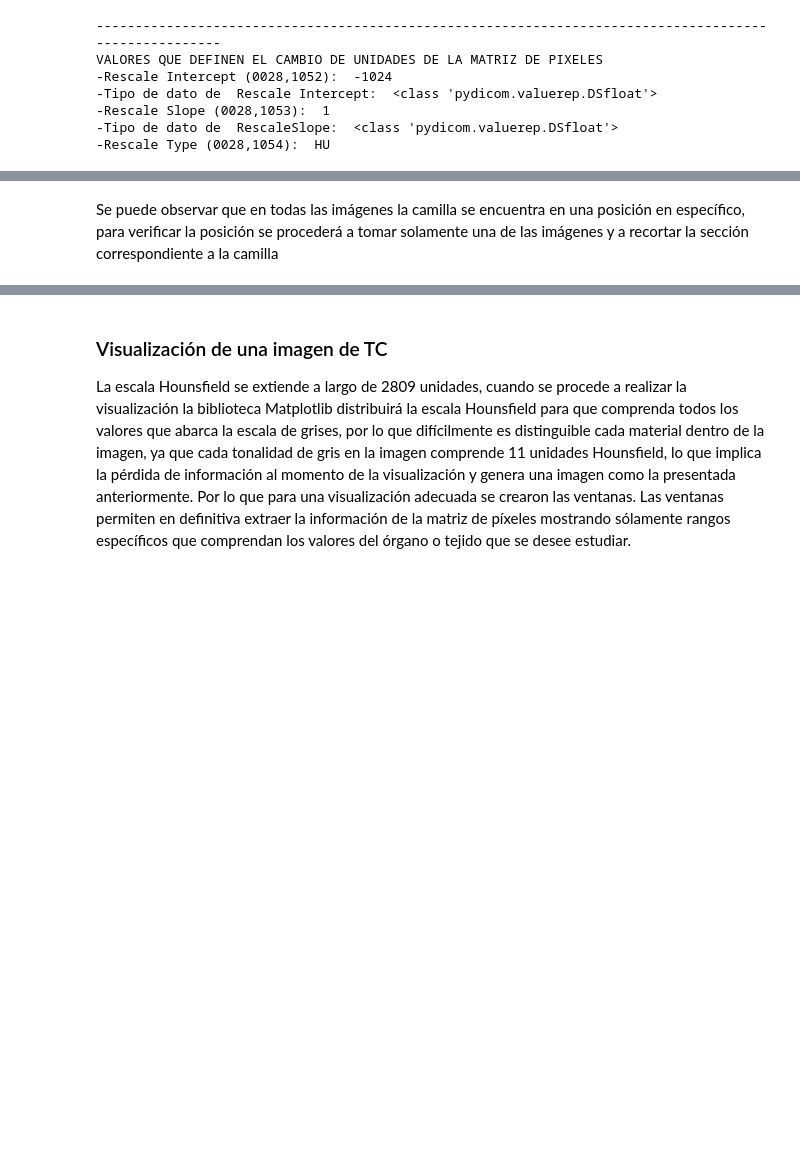
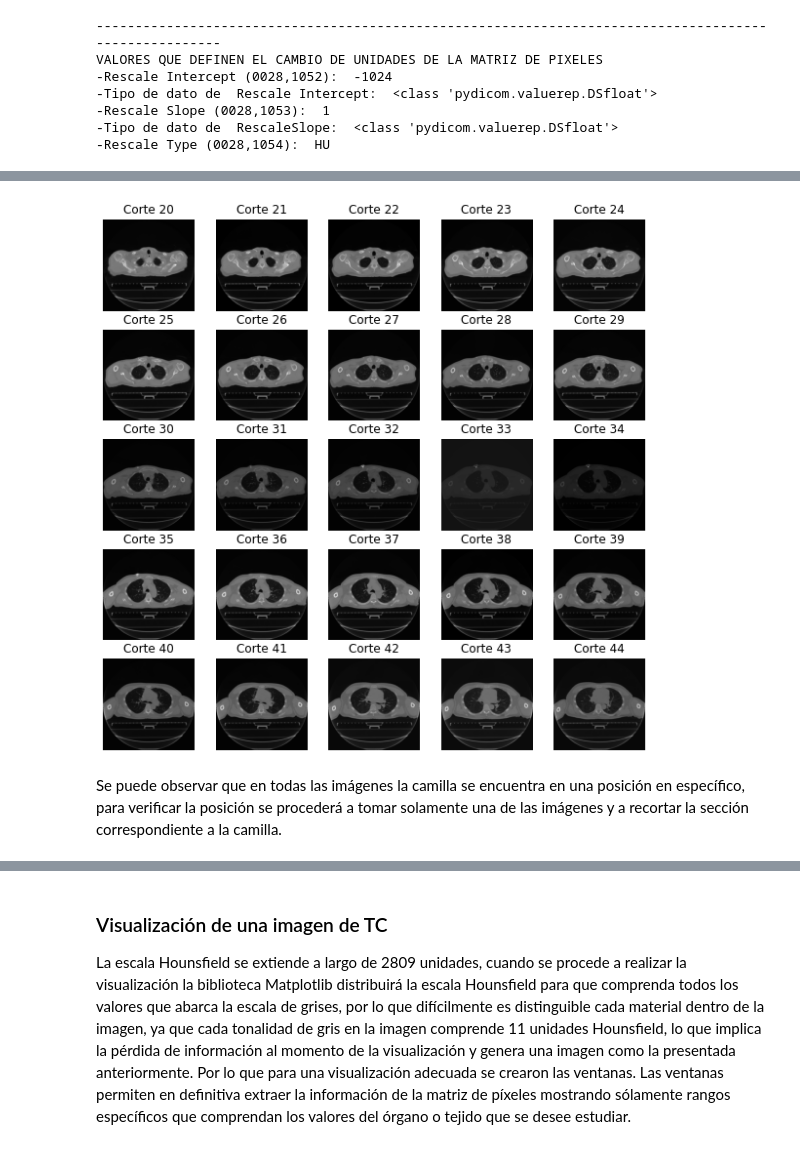
Before and after one commit to jennifer95/visualizacion-segmentacion-pulmonar-DICOM-python, a Jupyter notebook: Visualización de imágenes DICOM.ipynb, the cells around one changed output, grey strips where cells are left out. Cells and saved outputs as stored; diff of their text form; code cells hidden in the pictures; blank space fills up the shorter version.

```diff
--- a/Visualización de imágenes DICOM.ipynb
+++ b/Visualización de imágenes DICOM.ipynb
@@ -145,20 +155,21 @@ Para eso se visualizará todas las imagenes del examen.
 # %%
 ruta_examen ='datos-torax-A/paciente6-A'
 def sample_stack(stack, rows=5, cols=5, start_with=10, show_every=1):
-    """Funcion que grafica las imágenes a partir de una matriz de 3 dimensiones"""
+    """Función que grafica las imágenes a partir de una matriz de 3 dimensiones"""
     fig,ax = plt.subplots(rows,cols,figsize=[10,10])
     for i in range(rows*cols):
         ind = start_with + i*show_every
         ax[int(i/rows),int(i % rows)].set_title('Corte %d' % ind)
         ax[int(i/rows),int(i % rows)].imshow(stack[ind],cmap=plt.cm.gray)
         ax[int(i/rows),int(i % rows)].axis('off')
     plt.show()
 
-
 examen = imp.extrac_matrix(imp.load_scan(ruta_examen))
 sample_stack(examen, rows=5, cols=5, start_with=20, show_every=1)
+# %% [output]
+[figure, added]
 # %% [markdown]
-Se puede observar que en todas las imágenes la camilla se encuentra en una posición en específico, para verificar la posición se procederá a tomar solamente una de las imágenes y a recortar la sección correspondiente a la camilla
+Se puede observar que en todas las imágenes la camilla se encuentra en una posición en específico, para verificar la posición se procederá a tomar solamente una de las imágenes y a recortar la sección correspondiente a la camilla.
 # %%
 fig, ([ax1, ax2]) = plt.subplots(1,2, figsize=(10,5))
 ax1.imshow(matriz_pixeles[100:370,70:450], cmap=plt.cm.gray)
```
Also changed, not shown: parts of 34 cells of this notebook.
